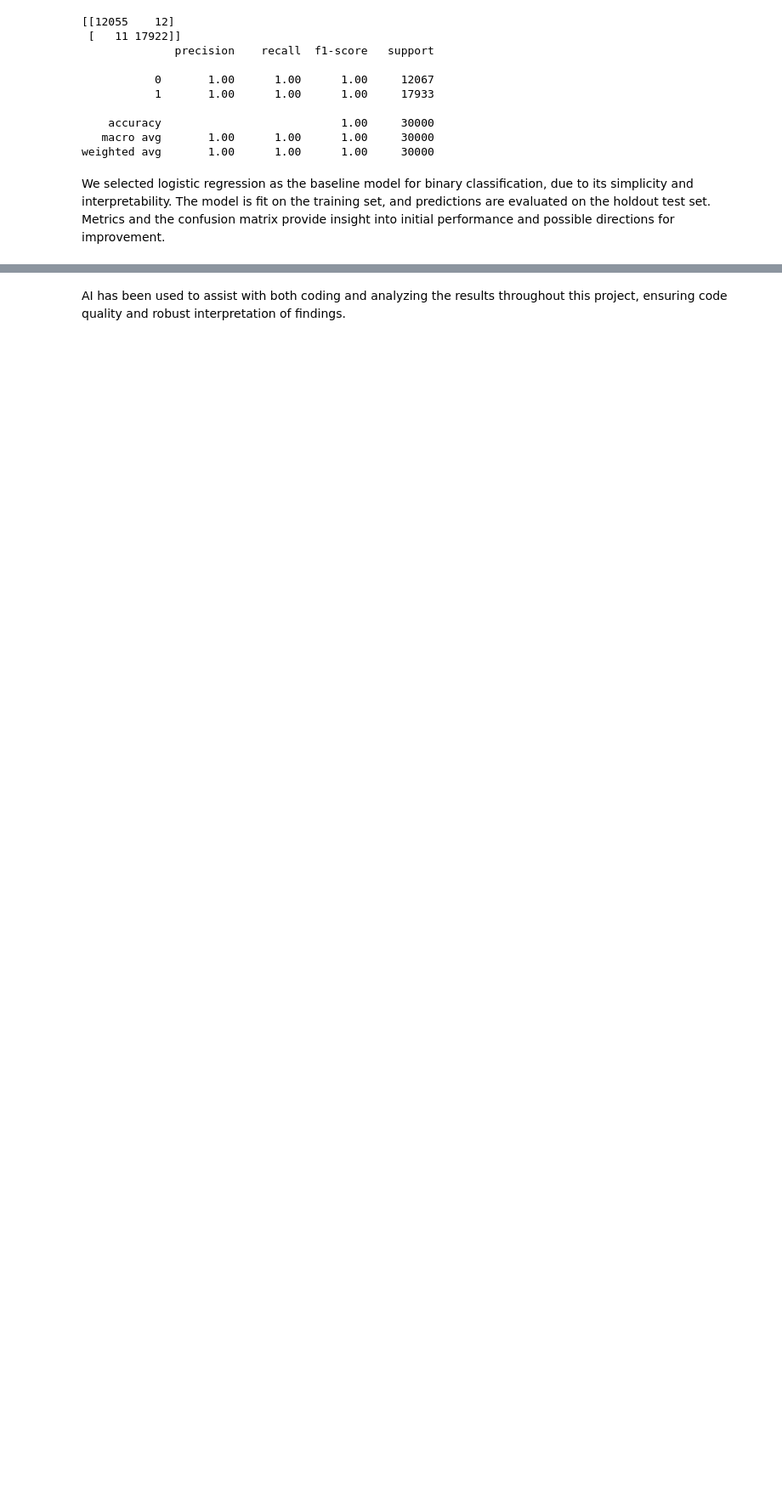
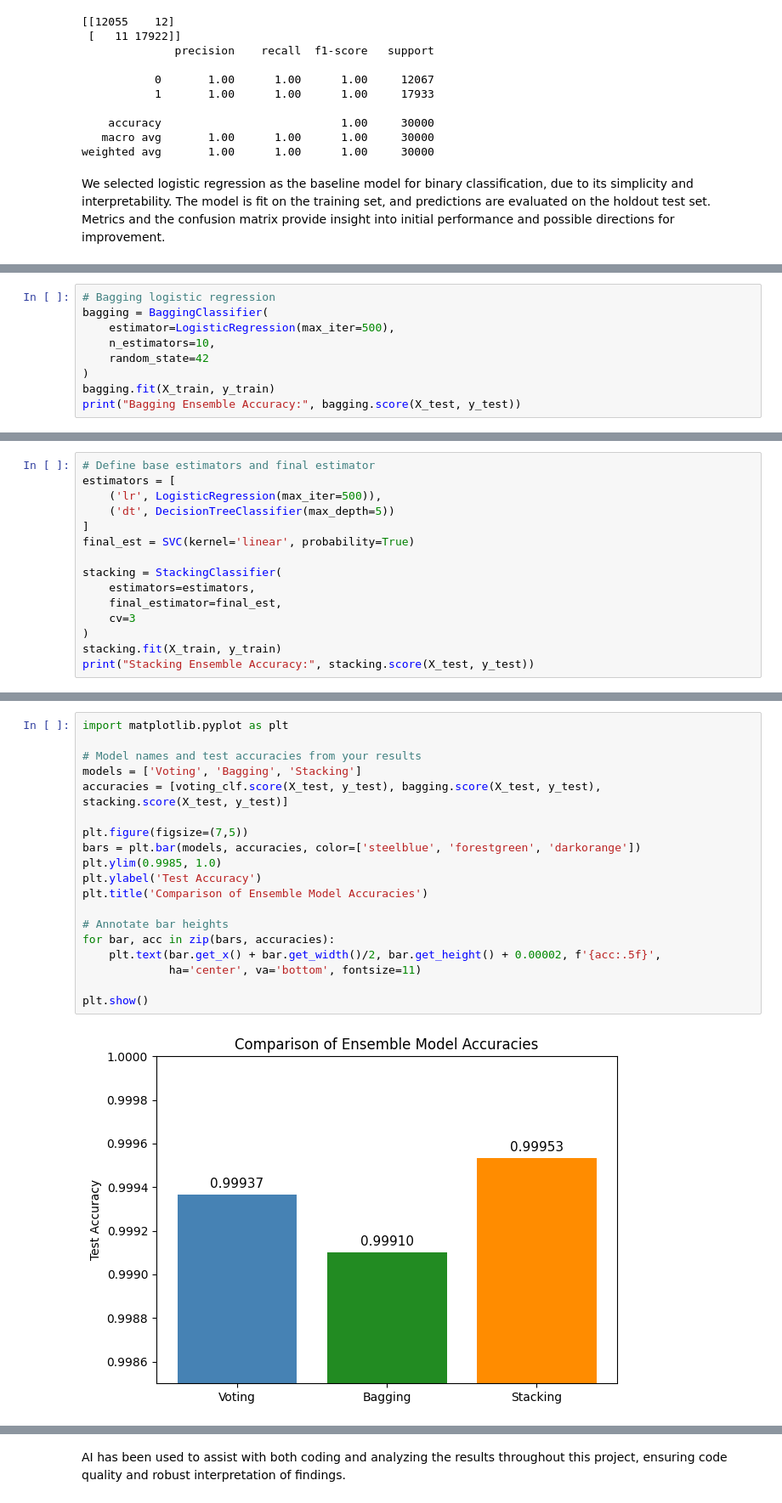
Before and after one commit to Atoms919/ML_project_diabetes_health_indicator, a Jupyter notebook: ML_project.ipynb, the cells around one changed output, grey strips where cells are left out. Shown at 85% size. Drawn from its saved outputs; the diff is of its cells as text; blank space fills up the shorter version.

```diff
--- a/ML_project.ipynb
+++ b/ML_project.ipynb
@@ -184,0 +258,9 @@ We selected logistic regression as the baseline model for binary classification,
+# %%
+# Bagging logistic regression
+bagging = BaggingClassifier(
+    estimator=LogisticRegression(max_iter=500),
+    n_estimators=10,
+    random_state=42
+)
+bagging.fit(X_train, y_train)
+print("Bagging Ensemble Accuracy:", bagging.score(X_test, y_test))
@@ -184,0 +269,15 @@ We selected logistic regression as the baseline model for binary classification,
+# %%
+# Define base estimators and final estimator
+estimators = [
+    ('lr', LogisticRegression(max_iter=500)),
+    ('dt', DecisionTreeClassifier(max_depth=5))
+]
+final_est = SVC(kernel='linear', probability=True)
+
+stacking = StackingClassifier(
+    estimators=estimators,
+    final_estimator=final_est,
+    cv=3
+)
+stacking.fit(X_train, y_train)
+print("Stacking Ensemble Accuracy:", stacking.score(X_test, y_test))
@@ -184,0 +286,21 @@ We selected logistic regression as the baseline model for binary classification,
+# %%
+import matplotlib.pyplot as plt
+
+# Model names and test accuracies from your results
+models = ['Voting', 'Bagging', 'Stacking']
+accuracies = [voting_clf.score(X_test, y_test), bagging.score(X_test, y_test), stacking.score(X_test, y_test)]
+
+plt.figure(figsize=(7,5))
+bars = plt.bar(models, accuracies, color=['steelblue', 'forestgreen', 'darkorange'])
+plt.ylim(0.9985, 1.0)
+plt.ylabel('Test Accuracy')
+plt.title('Comparison of Ensemble Model Accuracies')
+
+# Annotate bar heights
+for bar, acc in zip(bars, accuracies):
+    plt.text(bar.get_x() + bar.get_width()/2, bar.get_height() + 0.00002, f'{acc:.5f}',
+             ha='center', va='bottom', fontsize=11)
+
+plt.show()
+# %% [output]
+[figure, added]
```
Also changed, not shown: parts of 12 cells of this notebook.
